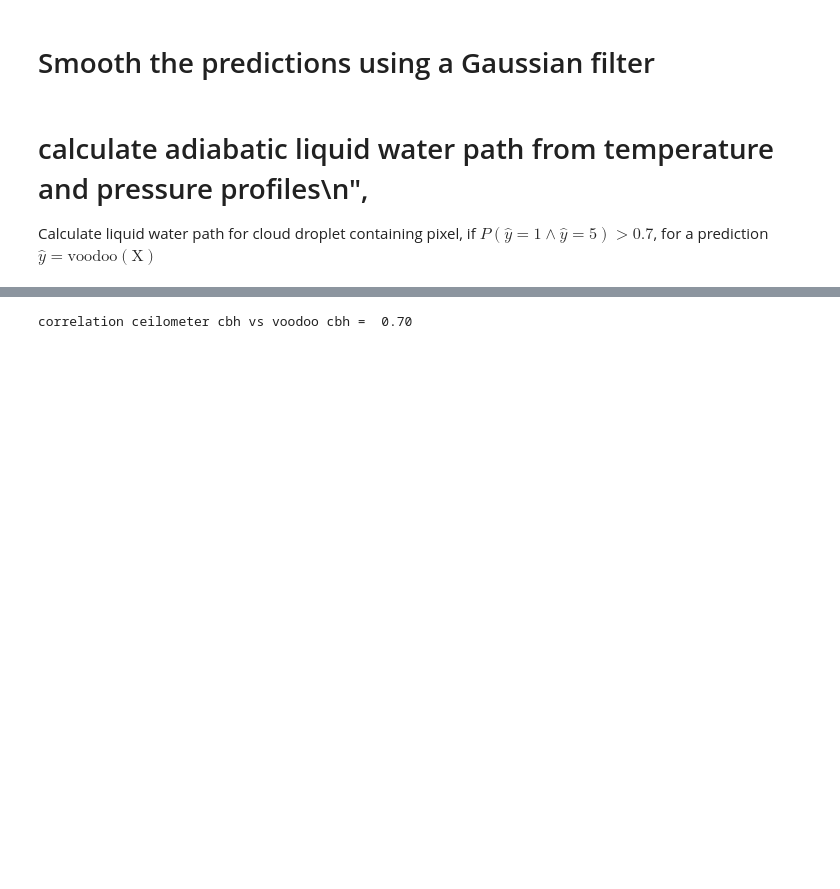
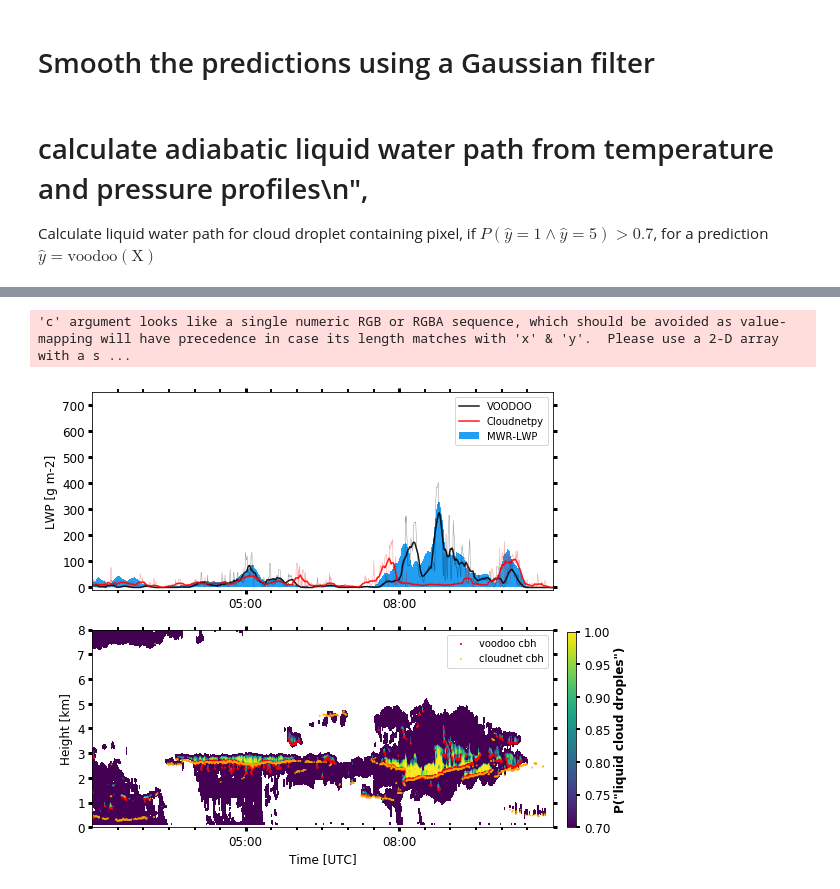
Before and after one commit to KarlJohnsonnn/voodoo_quicklooks, a Jupyter notebook: voodoo_lwp_correlation.ipynb, the cells around one changed output, grey strips where cells are left out. Cells and saved outputs as stored; diff of their text form; code cells hidden in the pictures; blank space fills up the shorter version.

```diff
--- a/voodoo_lwp_correlation.ipynb
+++ b/voodoo_lwp_correlation.ipynb
@@ -10,13 +10,13 @@ from meteoSI import mod_ad
 import matplotlib.pyplot as plt
 import matplotlib.ticker as ticker
 from PlottingUtility import load_cbar_style, load_xy_style
-from Utils import find_bases_tops
+from Utils import find_bases_tops, get_subset
 import Colormaps
 
 _FIG_SIZE = (14, 4.7)
 
 font_settings = {
-    'range_interval': [0, 6000],
+    'range_interval': np.array([0, 8000]),
     'fig_size': [15, 10],
     'rg_converter': True,
     'font_size': 15,
@@ -193,12 +139,39 @@ smooth 20 time steps or 600 [sec]
-# %%
-
-from Utils import get_cloud_base_from_liquid_mask, corr_
-
-cb_v = get_cloud_base_from_liquid_mask(liquid_mask['voodoo'], voodoo_xr.rg.values)
-cb_c = get_cloud_base_from_liquid_mask(liquid_mask['cloudnet'], voodoo_xr.rg.values)
-
-joint_availability = (cb_v > 0.0) * (cb_c > 0.0)
-
-print(f'correlation ceilometer cbh vs voodoo cbh =  {corr_(cb_v[joint_availability], cb_c[joint_availability]):.2f}')
-# %% [output]
-correlation ceilometer cbh vs voodoo cbh =  0.70
+# %%
+
+idk_factor = 8
+lw = 1.5
+lw1 = 0.5
+al = 0.9
+al1 = 0.4
+deldt= datetime.timedelta(seconds=30)
+
+fig, ax = plt.subplots(nrows=2, figsize=(10, 8))
+line = ax[0].plot(dt_list, adiabatic_lwp['voodoo']*idk_factor, color='black', linewidth=lw1, alpha=al1)
+line = ax[0].plot(dt_list, adiabatic_lwp['voodoo_s']*idk_factor, color='black', linewidth=lw, alpha=al, label='VOODOO')
+line = ax[0].plot(dt_list, adiabatic_lwp['cloudnet']*idk_factor, color='red', linewidth=lw1, alpha=al1)
+line = ax[0].plot(dt_list, adiabatic_lwp['cloudnet_s']*idk_factor, color='red', linewidth=lw, alpha=al, label='Cloudnetpy')
+#line = ax[0].plot(dt_list, adiabatic_lwp['voodoo_post']*idk_factor, color='red', linewidth=lw1, alpha=al1)
+#line = ax[0].plot(dt_list, adiabatic_lwp['voodoo_post_s']*idk_factor, color='red', linewidth=lw, alpha=al, label='VOODOO-post')
+line = ax[0].bar(dt_list, adiabatic_lwp['mwr_s'], width=0.001, color=Colormaps.cloudnet_colors[2], label='MWR-LWP')
+load_xy_style(ax[0], ylabel='LWP [g m-2]')
+ax[0].set_xlim([dt_list[0], dt_list[-1]])
+ax[0].set_ylim(bottom=-10, top=750)
+ax[0].set_xlabel('')
+ax[0].legend()
+
+P_allCD.values = np.ma.masked_where(voodoo_xr.mask, P_allCD)
+pmesh = ax[1].pcolormesh(dt_list, voodoo_xr.rg.values/1000., P_allCD.values.T, cmap='viridis', vmin=liquid_probability_threshold, vmax=1, label='P("cloud droplets")')
+cbar = fig.colorbar(pmesh, ax=ax, pad=0.025, shrink=0.45, anchor=(0., 0.))
+ax[1].set_ylim(np.array(font_settings['range_interval'])/1000.)
+ax[1].set_xlim([dt_list[0], dt_list[-1]])
+load_xy_style(ax[1], ylabel='Height [km]')
+load_cbar_style(cbar, cbar_label='P("liquid cloud droples")')
+ax[1].scatter(bases['voodoo']['all'][0], bases['voodoo']['all'][1], c='red', s=5, alpha=al, edgecolor='none', label='voodoo cbh')
+ax[1].scatter(bases['cloudnet']['all'][0], bases['cloudnet']['all'][1], c=Colormaps.cloudnet_colors[6], s=3, alpha=al, edgecolor='none', label='cloudnet cbh')
+ax[1].legend()
+#ax[2].scatter(tops['voodoo']['all'][0], tops['voodoo']['all'][1], c='red', s=15, alpha=al, edgecolor='none')
+#ax[2].scatter(tops['cloudnet']['all'][0], tops['cloudnet']['all'][1], c=Colormaps.cloudnet_colors[6], s=10, alpha=al, edgecolor='none')
+fig.savefig(f'plots/{case}-liquid-cloud-doplet-probability.png', dpi=450)
+# %% [output]
+'c' argument looks like a single numeric RGB or RGBA sequence, which should be avoided as value-mapping will have precedence in case its length matches with 'x' & 'y'.  Please use a 2-D array with a s ...
+[figure, added]
```
Also changed, not shown: parts of 13 cells of this notebook, 8 other files.
